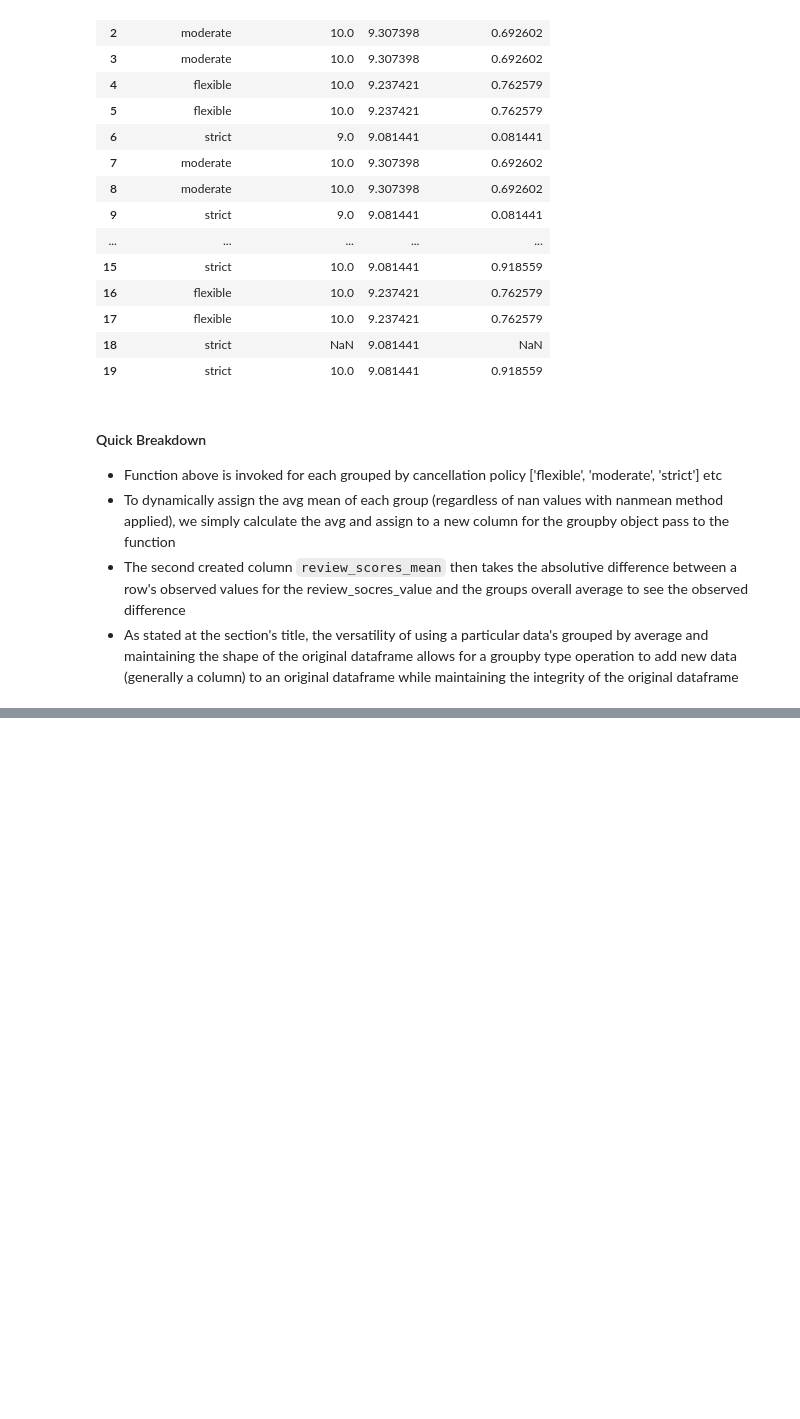
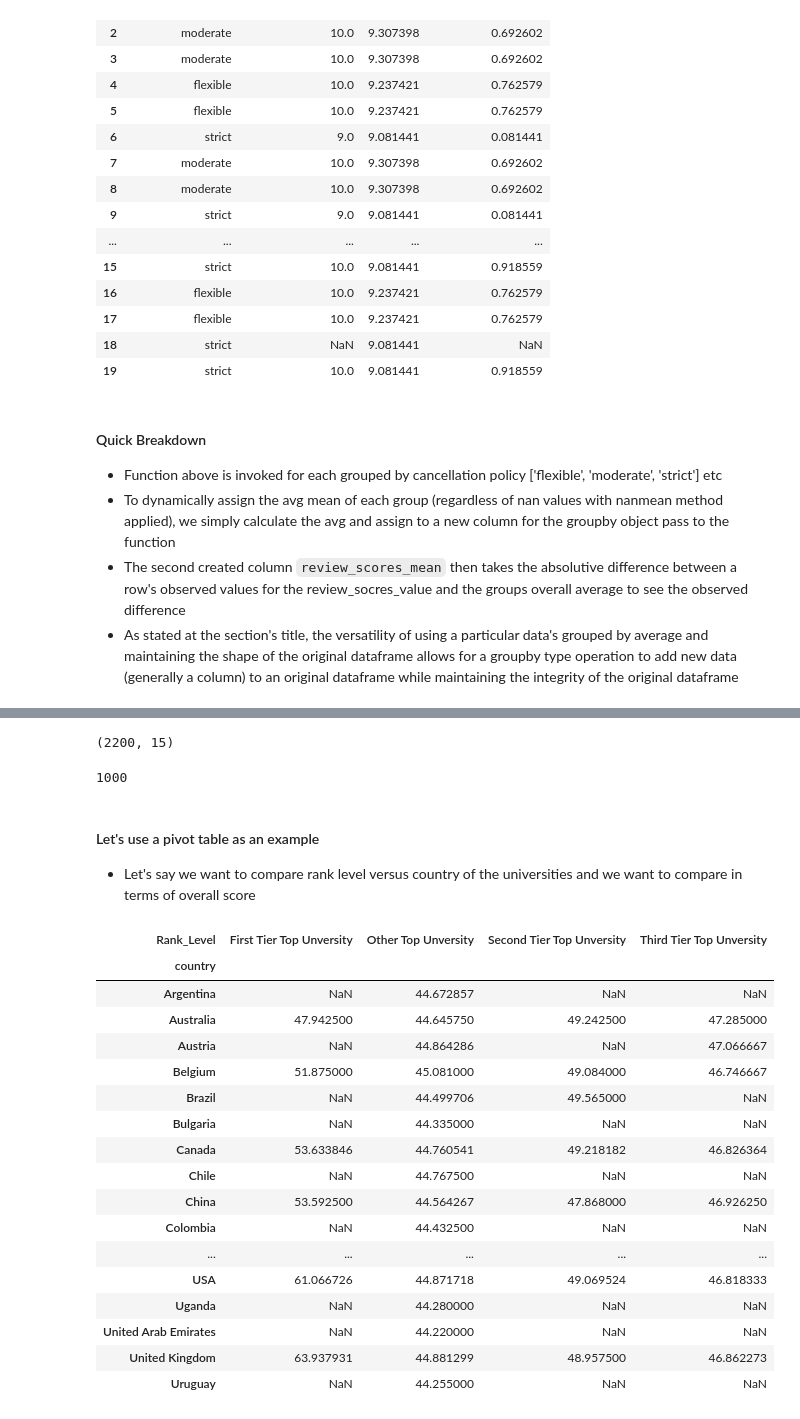
Before and after one commit to craigtrupp/Educational-Data-Python-Items, a Jupyter notebook: Coursera/Specializations/Applied DS w_Python/(1 of 5) - Intro_Reminder/Week3/Wk_3Review.ipynb, the cells around one changed output, grey strips where cells are left out. Saved outputs shown, nothing was run; the diff lists cells and outputs as text; code cells hidden in the pictures; blank space fills up the shorter version.

Commit message:
Start of Assignment 3 : pretty length merging and cleaning of dataframes and the start of a few questions

```diff
--- a/Coursera/Specializations/Applied DS w_Python/(1 of 5) - Intro_Reminder/Week3/Wk_3Review.ipynb
+++ b/Coursera/Specializations/Applied DS w_Python/(1 of 5) - Intro_Reminder/Week3/Wk_3Review.ipynb
@@ -705,0 +885,5 @@ df.groupby('cancellation_policy').apply(calc_mean_review_scores).head(20)
+# %%
+# Here we have the Times Higher Education World University Ranking dataset, which is one of the most
+# influential university measures. Let's import the dataset and see what it looks like
+df = pd.read_csv('datasets/cwurData.csv')
+df.head()
@@ -705,0 +901,15 @@ df.groupby('cancellation_policy').apply(calc_mean_review_scores).head(20)
+# %%
+def create_category(ranking):
+    # Since the rank is just an integer, I'll just do a bunch of if/elif statements
+    if (ranking >= 1) & (ranking <= 100):
+        return "First Tier Top Unversity"
+    elif (ranking >= 101) & (ranking <= 200):
+        return "Second Tier Top Unversity"
+    elif (ranking >= 201) & (ranking <= 300):
+        return "Third Tier Top Unversity"
+    return "Other Top Unversity"
+
+# Now we can apply this to a single column of data to create a new series
+df['Rank_Level'] = df['world_rank'].apply(lambda x: create_category(x))
+# And lets look at the result
+df.head()
@@ -705,0 +923,32 @@ df.groupby('cancellation_policy').apply(calc_mean_review_scores).head(20)
+# %%
+df.shape
+# %% [output]
+(2200, 15)
+# %%
+df['world_rank'].nunique()
+# %% [output]
+1000
+# %% [markdown]
+#### Let's use a pivot table as an example
+* Let's say we want to compare rank level versus country of the universities and we want to compare in terms of overall score
+# %%
+df.pivot_table(values='score', index='country', columns='Rank_Level', aggfunc=np.mean)
+# %% [output]
+| Rank_Level | First Tier Top Unversity | Other Top Unversity | Second Tier Top Unversity | Third Tier Top Unversity |
+| country |  |  |  |  |
+| Argentina | NaN | 44.672857 | NaN | NaN |
+| Australia | 47.942500 | 44.645750 | 49.242500 | 47.285000 |
+| Austria | NaN | 44.864286 | NaN | 47.066667 |
+| Belgium | 51.875000 | 45.081000 | 49.084000 | 46.746667 |
+| Brazil | NaN | 44.499706 | 49.565000 | NaN |
+| Bulgaria | NaN | 44.335000 | NaN | NaN |
+| Canada | 53.633846 | 44.760541 | 49.218182 | 46.826364 |
+| Chile | NaN | 44.767500 | NaN | NaN |
+| China | 53.592500 | 44.564267 | 47.868000 | 46.926250 |
+| Colombia | NaN | 44.432500 | NaN | NaN |
+| ... | ... | ... | ... | ... |
+| USA | 61.066726 | 44.871718 | 49.069524 | 46.818333 |
+| Uganda | NaN | 44.280000 | NaN | NaN |
+| United Arab Emirates | NaN | 44.220000 | NaN | NaN |
+| United Kingdom | 63.937931 | 44.881299 | 48.957500 | 46.862273 |
+| Uruguay | NaN | 44.255000 | NaN | NaN |
```
Also changed, not shown: parts of 65 cells of this notebook, 4 other files.
